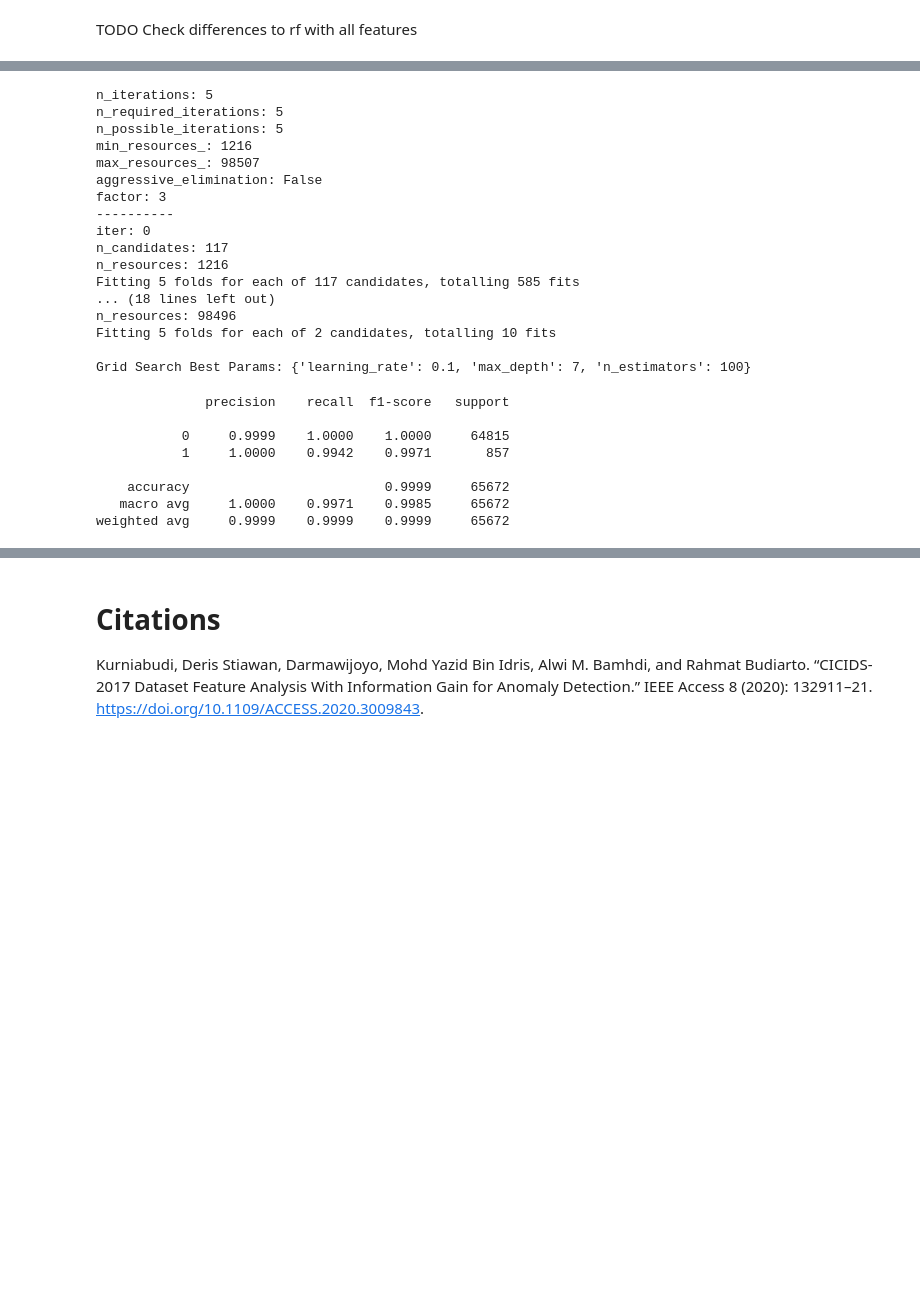
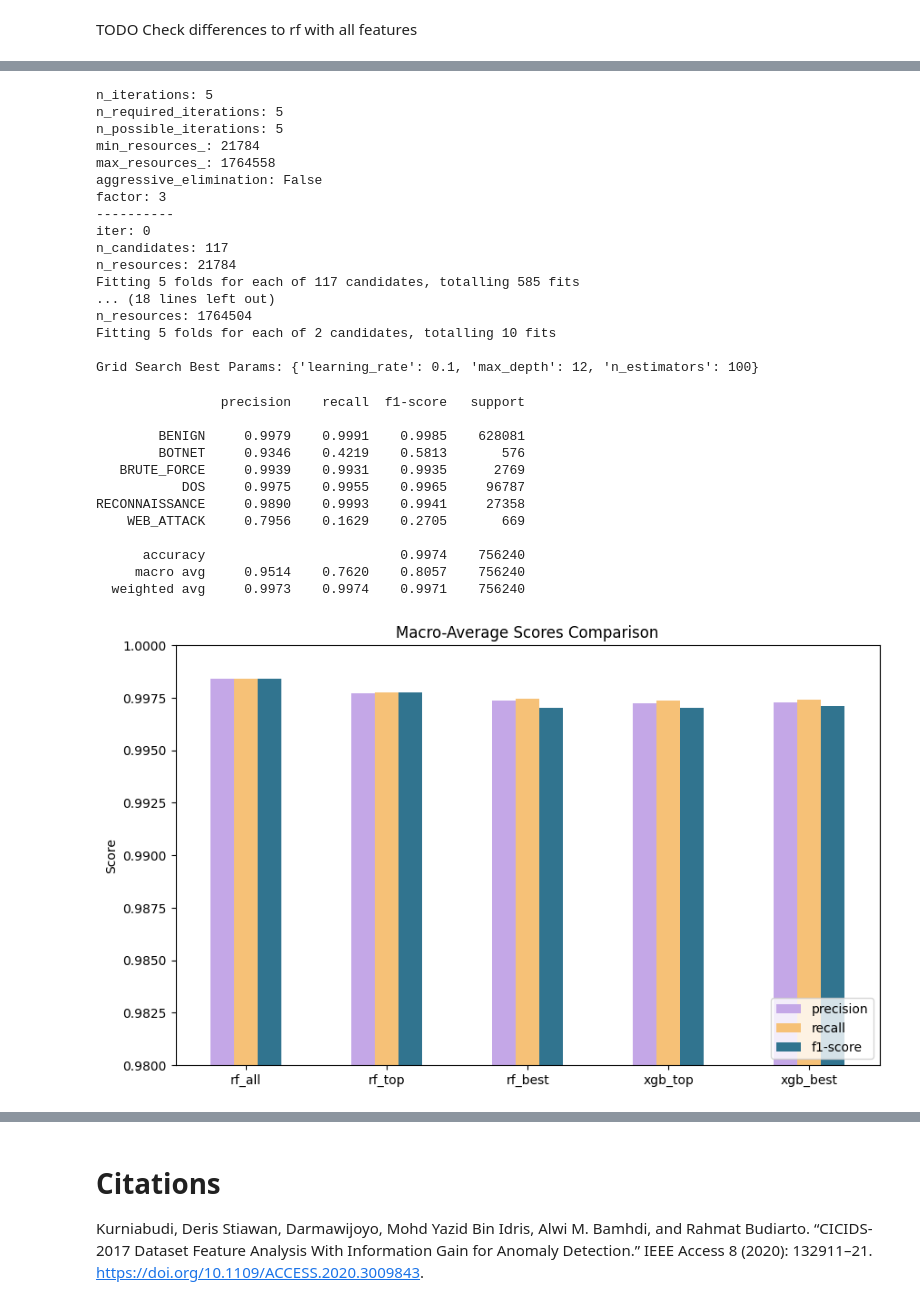
Before and after one commit to j4n-r/IDS_ml, a Jupyter notebook: ml-project-v4.ipynb, the cells around one changed output, grey strips where cells are left out. Cells and saved outputs as stored; diff of their text form; code cells hidden in the pictures; blank space fills up the shorter version.

```diff
--- a/ml-project-v4.ipynb
+++ b/ml-project-v4.ipynb
@@ -54,7 +54,7 @@ We are seting the display option to max rows, else the full 78 columns wouldn't
 We are reading all the csv files from the dataset into one pandas Dataframe "df_full".
 # %%
 # Rose Pine palette: hex values for use in graphs
-rose_pine_palette = {
+rp = {
     "base": "#191724",
     "surface": "#1f1d2e",
     "overlay": "#26233a",
@@ -475,43 +586,85 @@ xgb_grid = HalvingGridSearchCV(
     n_jobs=-1
 )
 
-xgb_grid.fit(X_train_top_xgb, y_train_top_xgb)
+xgb_grid.fit(X_train_top, y_train_top_encoded)
 
 print("\nGrid Search Best Params:", xgb_grid.best_params_)
 # %% [output]
 n_iterations: 5
 n_required_iterations: 5
 n_possible_iterations: 5
-min_resources_: 1216
-max_resources_: 98507
+min_resources_: 21784
+max_resources_: 1764558
 aggressive_elimination: False
 factor: 3
 ----------
 iter: 0
 n_candidates: 117
-n_resources: 1216
+n_resources: 21784
 Fitting 5 folds for each of 117 candidates, totalling 585 fits
 ... (18 lines left out)
-n_resources: 98496
+n_resources: 1764504
 Fitting 5 folds for each of 2 candidates, totalling 10 fits
 
-Grid Search Best Params: {'learning_rate': 0.1, 'max_depth': 7, 'n_estimators': 100}
+Grid Search Best Params: {'learning_rate': 0.1, 'max_depth': 12, 'n_estimators': 100}
 # %%
 xgb_best_model = xgb_grid.best_estimator_
 
-y_pred_top_xgb = xgb_best_model.predict(X_test_top_xgb)
+y_pred_top_xgb = xgb_best_model.predict(X_test_top)
 
-print(classification_report(y_test_top_xgb, y_pred_top_xgb, digits=4))
-xgb_best_report= classification_report(y_test_top_xgb, y_pred_top_xgb, digits=4, output_dict=True)
+
+y_pred_top_decoded = le.inverse_transform(y_pred_top_xgb)
+y_test_top_decoded = le.inverse_transform(y_test_top_encoded)
+
+print(classification_report(y_test_top, y_pred_top_decoded, digits=4))
+xgb_best_report = classification_report(y_test_top, y_pred_top_decoded, digits=4, output_dict=True)
 # %% [output]
-              precision    recall  f1-score   support
+                precision    recall  f1-score   support
 
-           0     0.9999    1.0000    1.0000     64815
-           1     1.0000    0.9942    0.9971       857
+        BENIGN     0.9979    0.9991    0.9985    628081
+        BOTNET     0.9346    0.4219    0.5813       576
+   BRUTE_FORCE     0.9939    0.9931    0.9935      2769
+           DOS     0.9975    0.9955    0.9965     96787
+RECONNAISSANCE     0.9890    0.9993    0.9941     27358
+    WEB_ATTACK     0.7956    0.1629    0.2705       669
 
-    accuracy                         0.9999     65672
-   macro avg     1.0000    0.9971    0.9985     65672
-weighted avg     0.9999    0.9999    0.9999     65672
+      accuracy                         0.9974    756240
+     macro avg     0.9514    0.7620    0.8057    756240
+  weighted avg     0.9973    0.9974    0.9971    756240
+# %%
+# put all reports in a list
+reports = [rf_all_report, rf_top_report, rf_best_report, xgb_top_report, xgb_best_report]
+
+model_names = ["rf_all", "rf_top", "rf_best", "xgb_top", "xgb_best"]
+# Initialize an empty DataFrame
+comparison_df = pd.DataFrame(
+    columns=["precision", "recall", "f1-score"],
+    index=model_names
+)
+
+for name, report in zip(model_names, reports):
+    # 'macro avg' is a key in the dictionary
+    macro_avg = report["weighted avg"]
+    comparison_df.loc[name, "precision"] = macro_avg["precision"]
+    comparison_df.loc[name, "recall"]    = macro_avg["recall"]
+    comparison_df.loc[name, "f1-score"]  = macro_avg["f1-score"]
+
+
+
+colors = [rp["iris"], rp["gold"], rp["pine"]]
+
+comparison_df.plot.bar(
+    figsize=(10, 6),
+    color=colors
+)
+plt.title("Macro-Average Scores Comparison")
+plt.ylabel("Score")
+plt.ylim([0.98, 1])
+plt.xticks(rotation=0)
+plt.legend(loc="lower right")
+plt.show()
+# %% [output]
+[figure, added]
 # %%
 # put all reports in a list
 reports = [rf_all_report, rf_top_report, rf_best_report, xgb_top_report, xgb_best_report]
```
Also changed, not shown: parts of 15 cells of this notebook.
